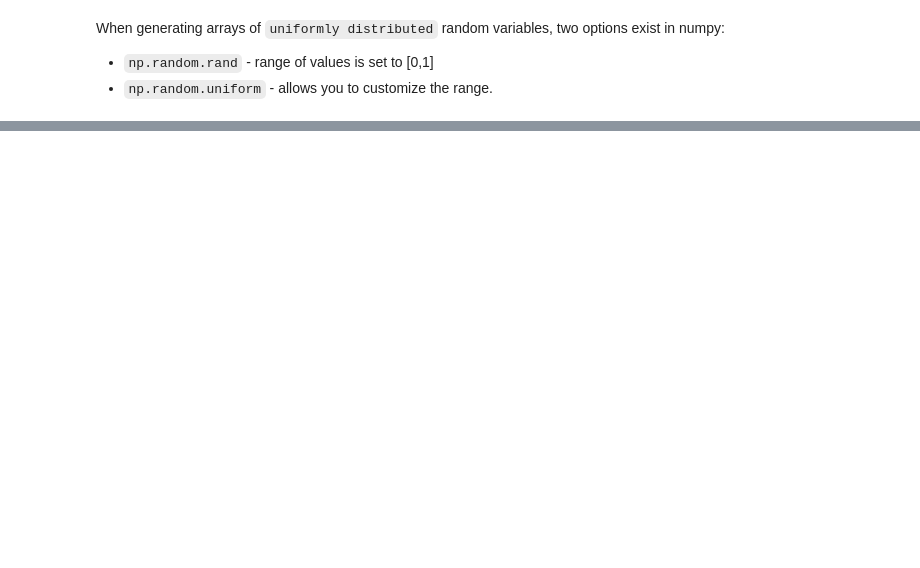
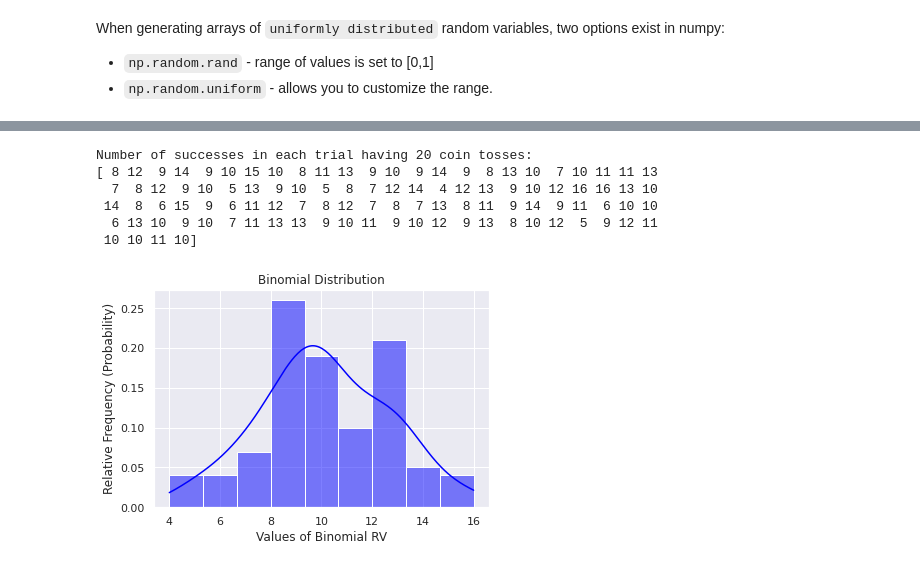
Before and after one commit to eric-sclafani/notes, a Jupyter notebook: math/stats/statscrashcourse/chap3_rv_and_probdistributions.ipynb, the cells around one changed output, grey strips where cells are left out. Drawn from its saved outputs; the diff is of its cells as text; code cells hidden in the pictures; blank space fills up the shorter version.

```diff
--- a/math/stats/statscrashcourse/chap3_rv_and_probdistributions.ipynb
+++ b/math/stats/statscrashcourse/chap3_rv_and_probdistributions.ipynb
@@ -144,0 +273,24 @@ Count probabilities: [0.27 0.53 0.2 ]
+# %%
+from scipy.stats import binom
+
+# n = number of trials
+# p = probability of success
+# loc = mean
+# size = total runs of the experiment
+binom_vr = binom.rvs(n=20, p=0.5, loc=0, size=100)
+print(f"Number of successes in each trial having 20 coin tosses: \n{binom_vr}\n")
+
+# linewidth specifies the width of bars
+# alpha is used to adjust color strength
+ax = sns.histplot(binom_vr, color="blue", kde=True, stat="probability")
+
+ax.set(xlabel="Values of Binomial RV", ylabel="Relative Frequency (Probability)", title = "Binomial Distribution")
+plt.show()
+# %% [output]
+Number of successes in each trial having 20 coin tosses:
+[ 8 12  9 14  9 10 15 10  8 11 13  9 10  9 14  9  8 13 10  7 10 11 11 13
+  7  8 12  9 10  5 13  9 10  5  8  7 12 14  4 12 13  9 10 12 16 16 13 10
+ 14  8  6 15  9  6 11 12  7  8 12  7  8  7 13  8 11  9 14  9 11  6 10 10
+  6 13 10  9 10  7 11 13 13  9 10 11  9 10 12  9 13  8 10 12  5  9 12 11
+ 10 10 11 10]
+[figure, added]
```
Also changed, not shown: parts of 19 cells of this notebook, 1 other file.
